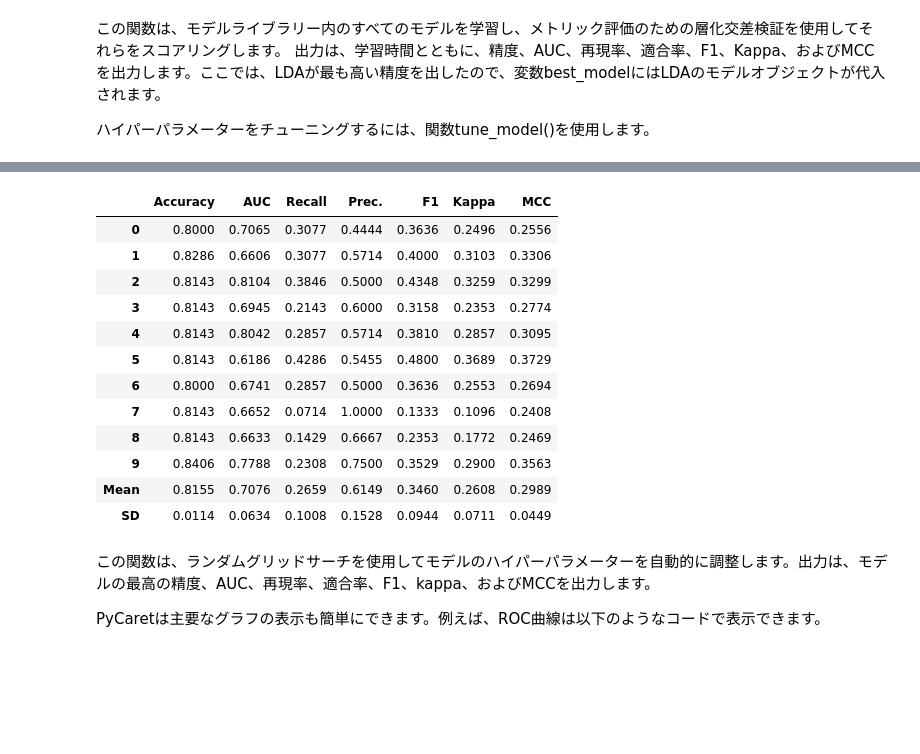
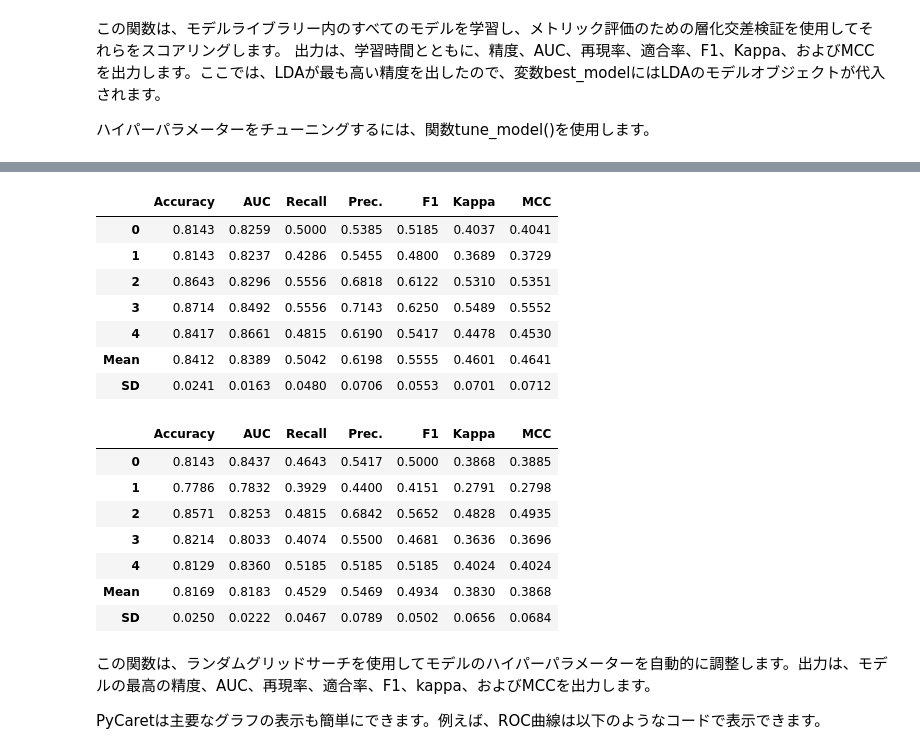
Before and after one commit to Ryo-Tanohata/sig_beginner9, a Jupyter notebook: PyCaret_nightry_beginner9.ipynb, the cells around one changed output, grey strips where cells are left out. Cells and saved outputs as stored; diff of their text form; code cells hidden in the pictures; blank space fills up the shorter version.

```diff
--- a/PyCaret_nightry_beginner9.ipynb
+++ b/PyCaret_nightry_beginner9.ipynb
@@ -221,19 +233,25 @@ rf = create_model('rf')
-# %%
-tuned_rf = tune_model(rf)
-# %% [output]
-|  | Accuracy | AUC | Recall | Prec. | F1 | Kappa | MCC |
-| 0 | 0.8000 | 0.7065 | 0.3077 | 0.4444 | 0.3636 | 0.2496 | 0.2556 |
-| 1 | 0.8286 | 0.6606 | 0.3077 | 0.5714 | 0.4000 | 0.3103 | 0.3306 |
-| 2 | 0.8143 | 0.8104 | 0.3846 | 0.5000 | 0.4348 | 0.3259 | 0.3299 |
-| 3 | 0.8143 | 0.6945 | 0.2143 | 0.6000 | 0.3158 | 0.2353 | 0.2774 |
-| 4 | 0.8143 | 0.8042 | 0.2857 | 0.5714 | 0.3810 | 0.2857 | 0.3095 |
-| 5 | 0.8143 | 0.6186 | 0.4286 | 0.5455 | 0.4800 | 0.3689 | 0.3729 |
-| 6 | 0.8000 | 0.6741 | 0.2857 | 0.5000 | 0.3636 | 0.2553 | 0.2694 |
-| 7 | 0.8143 | 0.6652 | 0.0714 | 1.0000 | 0.1333 | 0.1096 | 0.2408 |
-| 8 | 0.8143 | 0.6633 | 0.1429 | 0.6667 | 0.2353 | 0.1772 | 0.2469 |
-| 9 | 0.8406 | 0.7788 | 0.2308 | 0.7500 | 0.3529 | 0.2900 | 0.3563 |
-| Mean | 0.8155 | 0.7076 | 0.2659 | 0.6149 | 0.3460 | 0.2608 | 0.2989 |
-| SD | 0.0114 | 0.0634 | 0.1008 | 0.1528 | 0.0944 | 0.0711 | 0.0449 |
+# %%
+lightgbm = create_model('lightgbm', fold=5)
+# %% [output]
+|  | Accuracy | AUC | Recall | Prec. | F1 | Kappa | MCC |
+| 0 | 0.8143 | 0.8259 | 0.5000 | 0.5385 | 0.5185 | 0.4037 | 0.4041 |
+| 1 | 0.8143 | 0.8237 | 0.4286 | 0.5455 | 0.4800 | 0.3689 | 0.3729 |
+| 2 | 0.8643 | 0.8296 | 0.5556 | 0.6818 | 0.6122 | 0.5310 | 0.5351 |
+| 3 | 0.8714 | 0.8492 | 0.5556 | 0.7143 | 0.6250 | 0.5489 | 0.5552 |
+| 4 | 0.8417 | 0.8661 | 0.4815 | 0.6190 | 0.5417 | 0.4478 | 0.4530 |
+| Mean | 0.8412 | 0.8389 | 0.5042 | 0.6198 | 0.5555 | 0.4601 | 0.4641 |
+| SD | 0.0241 | 0.0163 | 0.0480 | 0.0706 | 0.0553 | 0.0701 | 0.0712 |
+# %%
+tuned_lightgbm = tune_model(lightgbm, fold=5)
+# %% [output]
+|  | Accuracy | AUC | Recall | Prec. | F1 | Kappa | MCC |
+| 0 | 0.8143 | 0.8437 | 0.4643 | 0.5417 | 0.5000 | 0.3868 | 0.3885 |
+| 1 | 0.7786 | 0.7832 | 0.3929 | 0.4400 | 0.4151 | 0.2791 | 0.2798 |
+| 2 | 0.8571 | 0.8253 | 0.4815 | 0.6842 | 0.5652 | 0.4828 | 0.4935 |
+| 3 | 0.8214 | 0.8033 | 0.4074 | 0.5500 | 0.4681 | 0.3636 | 0.3696 |
+| 4 | 0.8129 | 0.8360 | 0.5185 | 0.5185 | 0.5185 | 0.4024 | 0.4024 |
+| Mean | 0.8169 | 0.8183 | 0.4529 | 0.5469 | 0.4934 | 0.3830 | 0.3868 |
+| SD | 0.0250 | 0.0222 | 0.0467 | 0.0789 | 0.0502 | 0.0656 | 0.0684 |
 # %% [markdown]
 この関数は、ランダムグリッドサーチを使用してモデルのハイパーパラメーターを自動的に調整します。出力は、モデルの最高の精度、AUC、再現率、適合率、F1、kappa、およびMCCを出力します。
 
```
Also changed, not shown: parts of 11 cells of this notebook.
